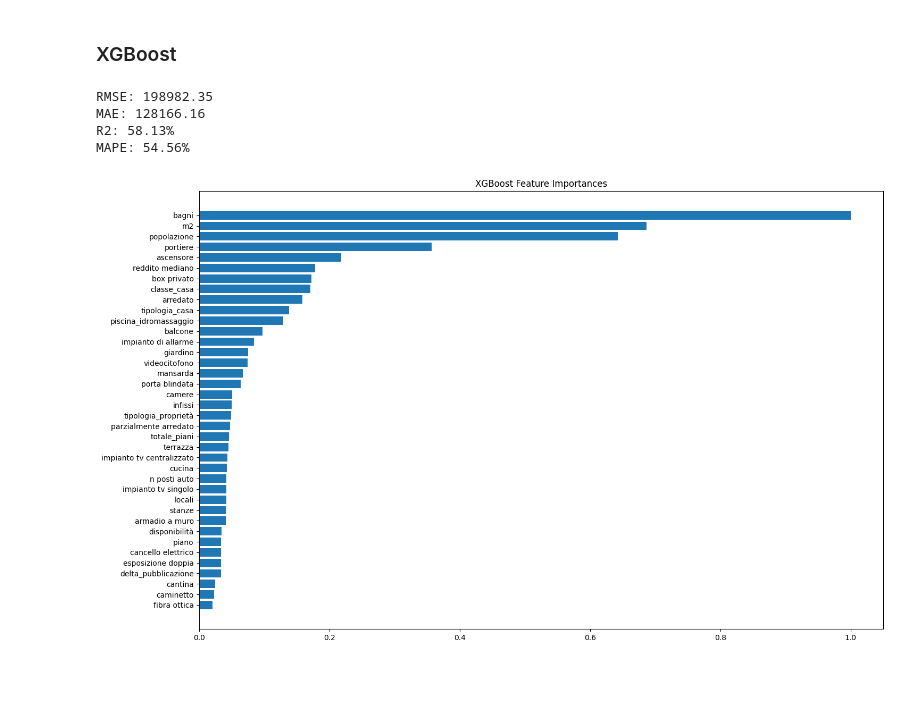
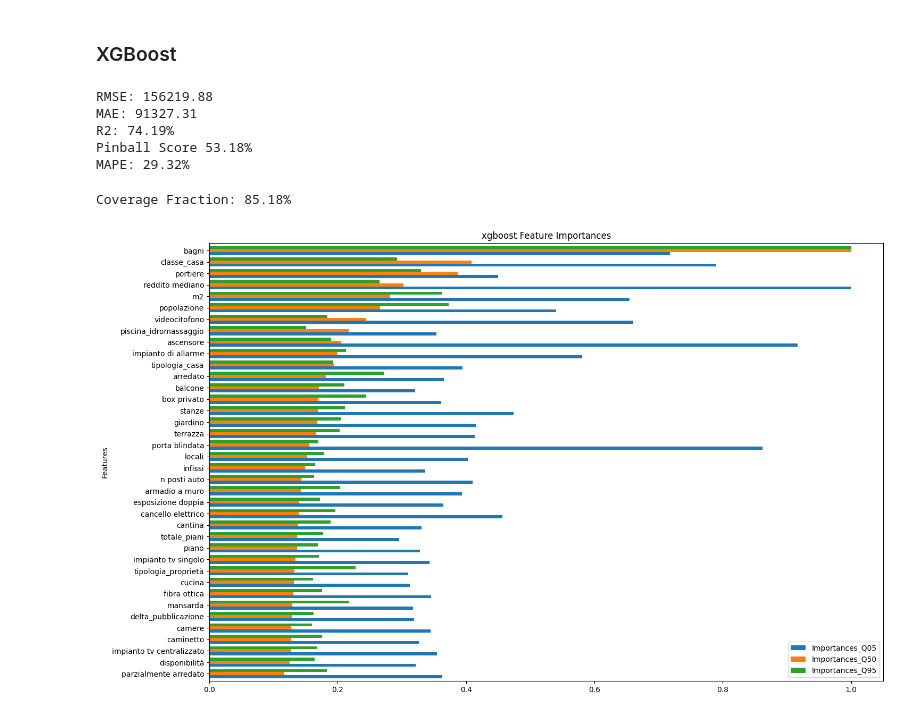
Before and after one commit to Fabiocerutids/Italy_House_Prices, a Jupyter notebook: 3_modelling/7_ml_evaluation.ipynb, the cells around one changed output. Cells and saved outputs as stored; diff of their text form; code cells hidden in the pictures; blank space fills up the shorter version.

```diff
--- a/3_modelling/7_ml_evaluation.ipynb
+++ b/3_modelling/7_ml_evaluation.ipynb
@@ -15,15 +15,9 @@ pd.set_option('display.float_format', lambda x: '%.2f' % x)
 train = pd.read_csv('../data/modelling_data/train.csv')
 valid = pd.read_csv('../data/modelling_data/valid.csv')
 
-with open('artifacts/lightgbm_reg/lightgbm_regressor.pkl', 'rb') as fp:
-    lightgbm_regressor = pickle.load(fp)
+with open('artifacts/lightgbm_reg/quantile_lightgbm.pkl', 'rb') as fp:
+    quantile_lightgbm = pickle.load(fp)
 
-with open('artifacts/lightgbm_reg/study.pkl', 'rb') as fp:
-    lightgbm_study = pickle.load(fp)
-
-with open('artifacts/xgboost_reg/xgboost_regressor.pkl', 'rb') as fp:
-    xgboost_regressor = pickle.load(fp)
-
-with open('artifacts/xgboost_reg/study.pkl', 'rb') as fp:
-    xgboost_study = pickle.load(fp)
+with open('artifacts/xgboost_reg/quantile_xgboost.pkl', 'rb') as fp:
+    quantile_xgboost = pickle.load(fp)
 # %%
@@ -65,10 +94,2 @@ shap.summary_plot(shap_values, train[features])
 # %% [markdown]
 ### XGBoost
-# %%
-xgboost_preds = xgboost_regressor.predict(valid[features])
-get_evaluation_metrics(valid[target], xgboost_preds)
-# %% [output]
-RMSE: 198982.35
-MAE: 128166.16
-R2: 58.13%
-MAPE: 54.56%
@@ -75,11 +100,28 @@ MAPE: 54.56%
+# %%
+get_evaluation_metrics(valid[target], q_50_xgboost_pred)
+# %% [output]
+RMSE: 156219.88
+MAE: 91327.31
+R2: 74.19%
+Pinball Score 53.18%
+MAPE: 29.32%
+# %%
+coverage_fraction(valid[target], q_05_xgboost_pred, q_95_xgboost_pred)
+# %% [output]
+Coverage Fraction: 85.18%
 # %%
-xgboost_feature_imp = pd.DataFrame({'Features':features, 'Importances':xgboost_regressor.feature_importances_}).sort_values('Importances')
-xgboost_feature_imp['Importances']/=xgboost_feature_imp['Importances'].max()
+xgboost_feature_imp = pd.DataFrame({'Features':features,
+                                     'Importances_Q05':quantile_xgboost['xgboost_q0.05']['model'].feature_importances_,
+                                     'Importances_Q50':quantile_xgboost['xgboost_q0.5']['model'].feature_importances_,
+                                     'Importances_Q95':quantile_xgboost['xgboost_q0.95']['model'].feature_importances_,}).sort_values('Importances_Q50')
+xgboost_feature_imp['Importances_Q05']/=xgboost_feature_imp['Importances_Q05'].max()
+xgboost_feature_imp['Importances_Q50']/=xgboost_feature_imp['Importances_Q50'].max()
+xgboost_feature_imp['Importances_Q95']/=xgboost_feature_imp['Importances_Q95'].max()
 fig, ax = plt.subplots(figsize=(15,9))
-ax.barh(y=xgboost_feature_imp['Features'], width=xgboost_feature_imp['Importances'])
-ax.set_title('XGBoost Feature Importances')
+xgboost_feature_imp.plot.barh(x='Features', y=['Importances_Q05', 'Importances_Q50', 'Importances_Q95'], ax=ax, width=0.8)
+ax.set_title('xgboost Feature Importances')
 plt.tight_layout()
 plt.show()
 # %% [output]
-[figure, old version]
+[figure, new version]
 # %%
```
Also changed, not shown: parts of 14 cells of this notebook, 7 other files.
